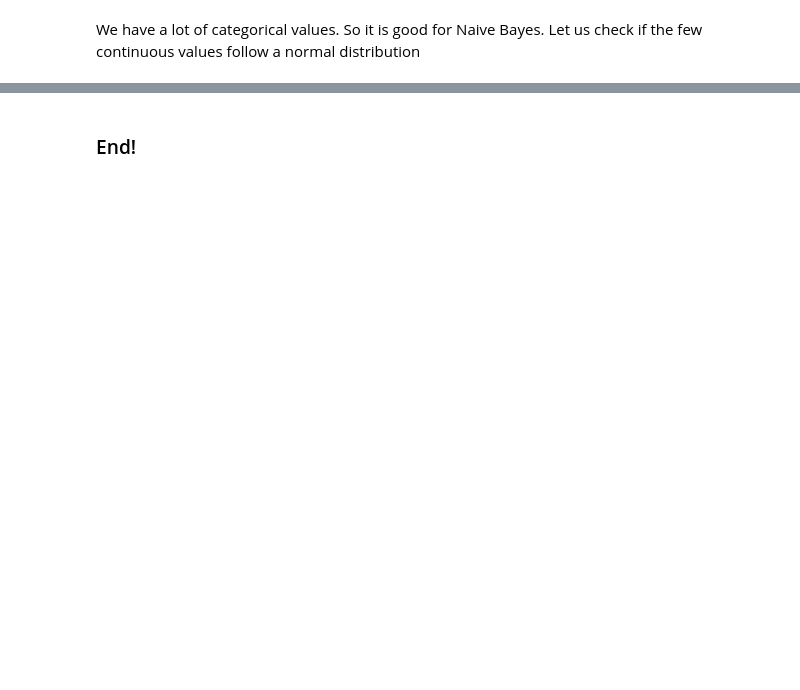
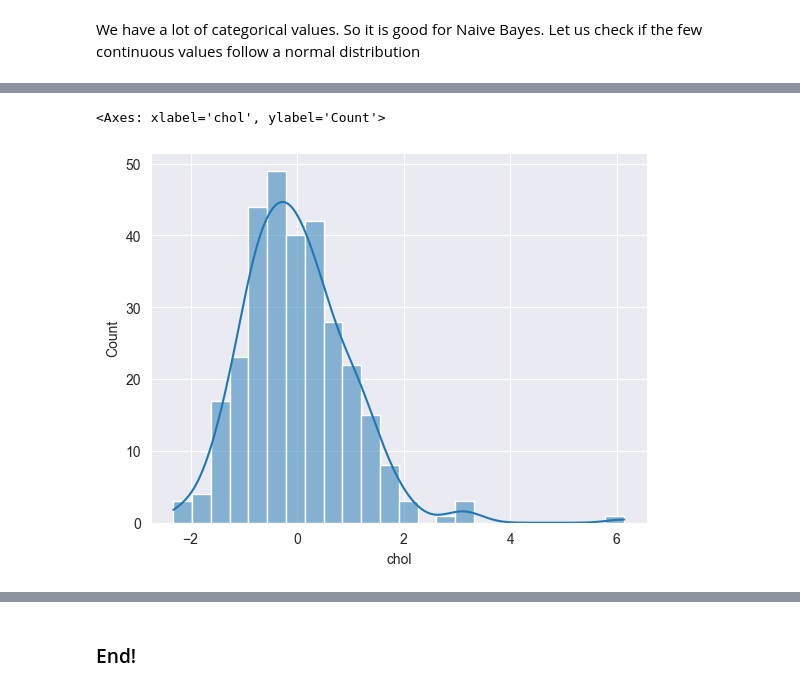
Before and after one commit to Yashicasaun/Data-Science---Projects, a Jupyter notebook: Data Science Projects/Heart Attack Prediction/Heart_attack_possibility.ipynb, the cells around one changed output, grey strips where cells are left out. Drawn from its saved outputs; the diff is of its cells as text; code cells hidden in the pictures; blank space fills up the shorter version.

```diff
--- a/Data Science Projects/Heart Attack Prediction/Heart_attack_possibility.ipynb
+++ b/Data Science Projects/Heart Attack Prediction/Heart_attack_possibility.ipynb
@@ -195,3 +336,6 @@ sns.histplot(data=heart,x="trestbps",kde=True)
 # %%
-sns.histplot(data=heart,x="chol",kde=True)
+sns.histplot(data=heart_scaled,x="chol",kde=True)
+# %% [output]
+<Axes: xlabel='chol', ylabel='Count'>
+[figure, added]
 # %%
```
Also changed, not shown: parts of 58 cells of this notebook.
